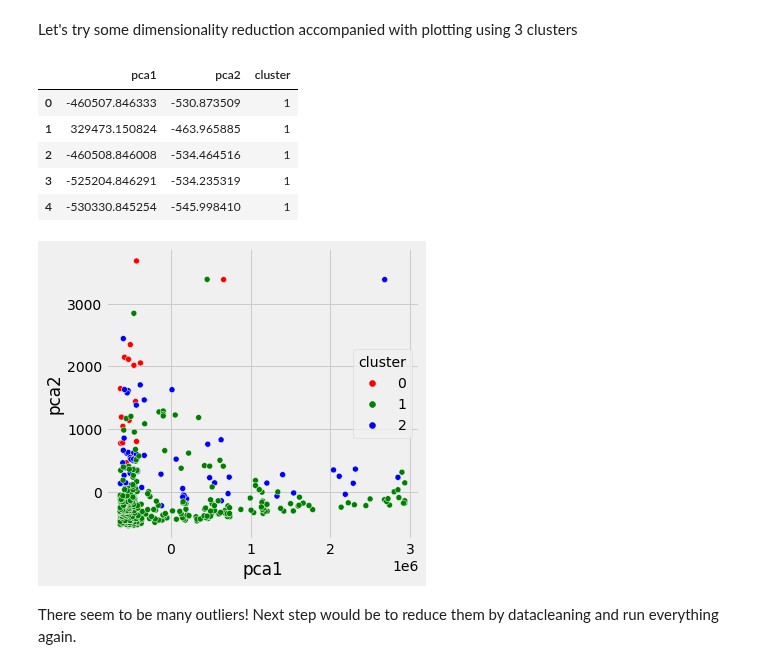
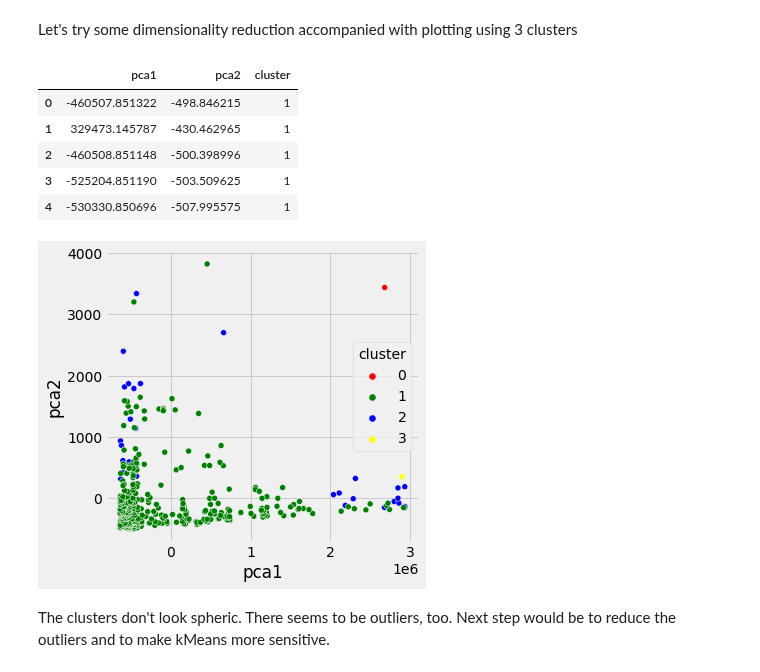
Before and after one commit to TechLabs-Berlin/wt21-way-to-go, a Jupyter notebook: machine_learning/KMeans_poicount_data.ipynb, the cells around one changed output. Saved outputs shown, nothing was run; the diff lists cells and outputs as text; code cells hidden in the pictures.

Commit message:
standardised along 0 axis

```diff
--- a/machine_learning/KMeans_poicount_data.ipynb
+++ b/machine_learning/KMeans_poicount_data.ipynb
@@ -252,0 +256,3 @@ What happens: the biggest cluster "eats" the second biggest. Which is a loss in
+# %%
+# Reading poistand data in as numpy arrays
+poistand = np.genfromtxt('poistand.csv', delimiter=",", usecols=range(3, 19), skip_header=1)
@@ -252,0 +290,16 @@ What happens: the biggest cluster "eats" the second biggest. Which is a loss in
+# %%
+# Making a List for the silhouette coefficients for each k, starting at 2
+silhouette_coefficients = []
+for k in range(2, 11):
+    kmeans = KMeans(n_clusters=k, **kmeans_kwargs)
+    kmeans.fit(poistand)
+    score = silhouette_score(poistand, kmeans.labels_)
+    silhouette_coefficients.append(score)
+
+# Plotting the average silhouette scores for each k
+plt.style.use("fivethirtyeight")
+plt.plot(range(2, 11), silhouette_coefficients)
+plt.xticks(range(2, 11))
+plt.xlabel("Number of Clusters")
+plt.ylabel("Silhouette Coefficient")
+plt.show()
@@ -252,0 +312,7 @@ What happens: the biggest cluster "eats" the second biggest. Which is a loss in
+# %%
+# Initialising the kMeans class, running 50 times with a max of 500 interations each
+kmeans = KMeans(init="random", n_clusters=4, n_init=50, max_iter=500)
+
+# Applying the KMeans class to our data: it returns that result with the smallest SSE
+kmeans.fit(poistand)
+newlabel = kmeans.labels_ # getting lables for later mapping these to our dataframe
@@ -253,30 +384,25 @@ What happens: the biggest cluster "eats" the second biggest. Which is a loss in
 # %% [markdown]
 Let's try some dimensionality reduction accompanied with plotting using 3 clusters
 # %%
-# Initialising the KMeans class with more or less standard parameters and applying it
-kmeans = KMeans(init="random", n_clusters=3, n_init=50, max_iter=500)
-kmeans.fit(poicount)
-label = kmeans.labels_
-
 # Principal Component Analysis
 pca = PCA(n_components=2)
-principal_comp = pca.fit_transform(df_poicount)
+principal_comp = pca.fit_transform(df_poistand)
 pca_df = pd.DataFrame(data=principal_comp,columns=['pca1','pca2'])
-pca_df = pd.concat([pca_df,pd.DataFrame({'cluster':label})],axis=1)
+pca_df = pd.concat([pca_df,pd.DataFrame({'cluster':newlabel})],axis=1)
 pca_df.head()
 # %% [output]
 |  | pca1 | pca2 | cluster |
-| 0 | -460507.846333 | -530.873509 | 1 |
-| 1 | 329473.150824 | -463.965885 | 1 |
-| 2 | -460508.846008 | -534.464516 | 1 |
-| 3 | -525204.846291 | -534.235319 | 1 |
-| 4 | -530330.845254 | -545.998410 | 1 |
+| 0 | -460507.851322 | -498.846215 | 1 |
+| 1 | 329473.145787 | -430.462965 | 1 |
+| 2 | -460508.851148 | -500.398996 | 1 |
+| 3 | -525204.851190 | -503.509625 | 1 |
+| 4 | -530330.850696 | -507.995575 | 1 |
 # %%
 # Scatterplot of our clusters, reduced to two dimensions
 plt.figure(figsize=(5,5))
-ax= sns.scatterplot(x='pca1', y='pca2', hue='cluster',data=pca_df,palette=['red','green','blue'])
+ax= sns.scatterplot(x='pca1', y='pca2', hue='cluster',data=pca_df,palette=['red','green','blue','yellow'])
 plt.show()
 # %% [output]
-[figure, old version]
+[figure, new version]
-# %% [markdown]
-There seem to be many outliers! Next step would be to reduce them by datacleaning and run everything again.
+# %% [markdown]
+The clusters don't look spheric. There seems to be outliers, too. Next step would be to reduce the outliers and to make kMeans more sensitive.
```
Also changed, not shown: parts of 75 cells of this notebook.
